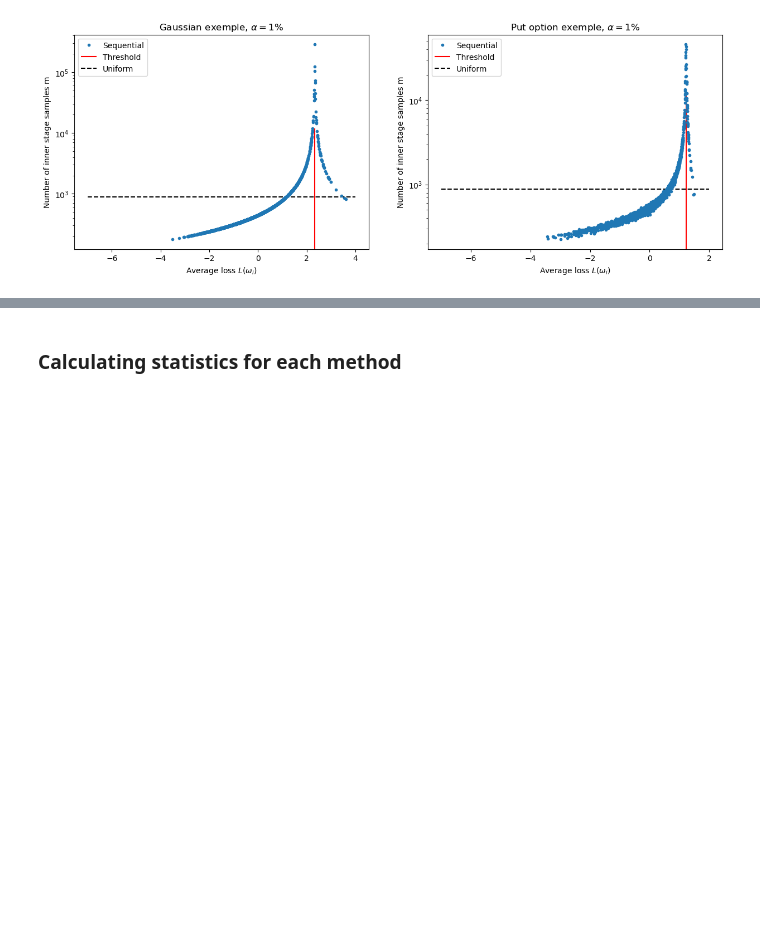
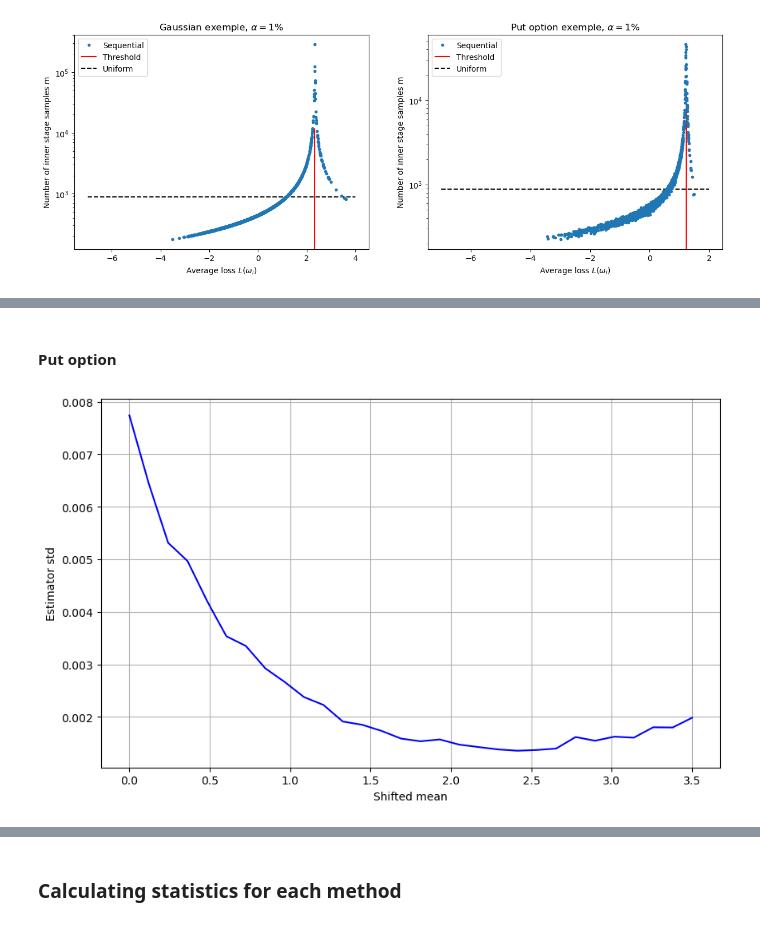
Before and after one commit to MrG1raffe/NestedMonteCarlo, a Jupyter notebook: nested_mc_notebook.ipynb, the cells around one changed output, grey strips where cells are left out. Cells and saved outputs as stored; diff of their text form; code cells hidden in the pictures; blank space fills up the shorter version.

```diff
--- a/nested_mc_notebook.ipynb
+++ b/nested_mc_notebook.ipynb
@@ -138,8 +147,6 @@ e^{-2r(T-\tau)}K^2\Phi(-d_-) - 2e^{-r(T-\tau)}KS_\tau\Phi(-d_+) + e^{\sigma^2(T-
 $$
 where $d_-$ and $d_+$ are given by standard Black-Scholes formula.
 # %%
-rng = np.random.default_rng(seed=0xBADBADBAD)
-
 S0 = 100
 K = 95
 T = 0.25
@@ -148,6 +155,7 @@ sigma = 0.2
 mu = 0.08
 r = 0.03
 X0 = 1.669 # by BS qformula
+threshold_put = 1.221 # corresponds to loss of 1%
 
 @njit
 def put_simulate_scenario(size):
@@ -155,6 +163,14 @@ def put_simulate_scenario(size):
         (mu - 0.5 * sigma**2) * tau +
          sigma * np.sqrt(tau) * np.random.randn(size)
     )
+
+@njit
+def put_simulate_scenario_is(size, mean_is_put=2.2):
+    W = (np.random.randn(size) + mean_is_put)
+    return S0 * np.exp(
+        (mu - 0.5 * sigma**2) * tau +
+         sigma * np.sqrt(tau) * W
+    ),  np.exp(0.5 * mean_is_put**2 - mean_is_put * W)
 
 @njit
 def put_simulate_inner_loss(size, scenario):
@@ -189,8 +205,6 @@ def bs_inner_vol(scenario):
 @njit
 def bs_inner_vol_vect(scenarios):
     return np.array(list(map(bs_inner_vol, scenarios)))
-
-threshold_put = 1.221 # corresponds to loss of 1%
 # %%
 nested_mc_put = NestedMonteCarlo(
     simulate_scenario=put_simulate_scenario,
@@ -266,0 +346,19 @@ ax[1].set_yscale('log')
+# %% [markdown]
+#### Put option
+# %%
+m_arr = np.linspace(0., 3.5, 30)
+budget = 20_000_000
+n_opts = int((budget)**(1/3) / beta_put)
+m_opts = int((budget)**(2/3) * beta_put)
+results = [uniform_importance_sampling(m=m_opt, n=n_opt, simulate_scenario=lambda size: put_simulate_scenario_is(size, m), simulate_inner_loss=put_simulate_inner_loss,
+                                       loss_threshold=threshold_put, return_ci=True) for m in m_arr]
+
+variances = [res[1][1] - res[1][0] for res in results]
+
+fig, ax = plt.subplots(figsize=(10, 6))
+ax.plot(m_arr, variances, 'b')
+ax.set_xlabel('Shifted mean')
+ax.set_ylabel('Estimator std')
+ax.grid()
+# %% [output]
+[figure, added]
```
Also changed, not shown: parts of 32 cells of this notebook, 8 other files.
